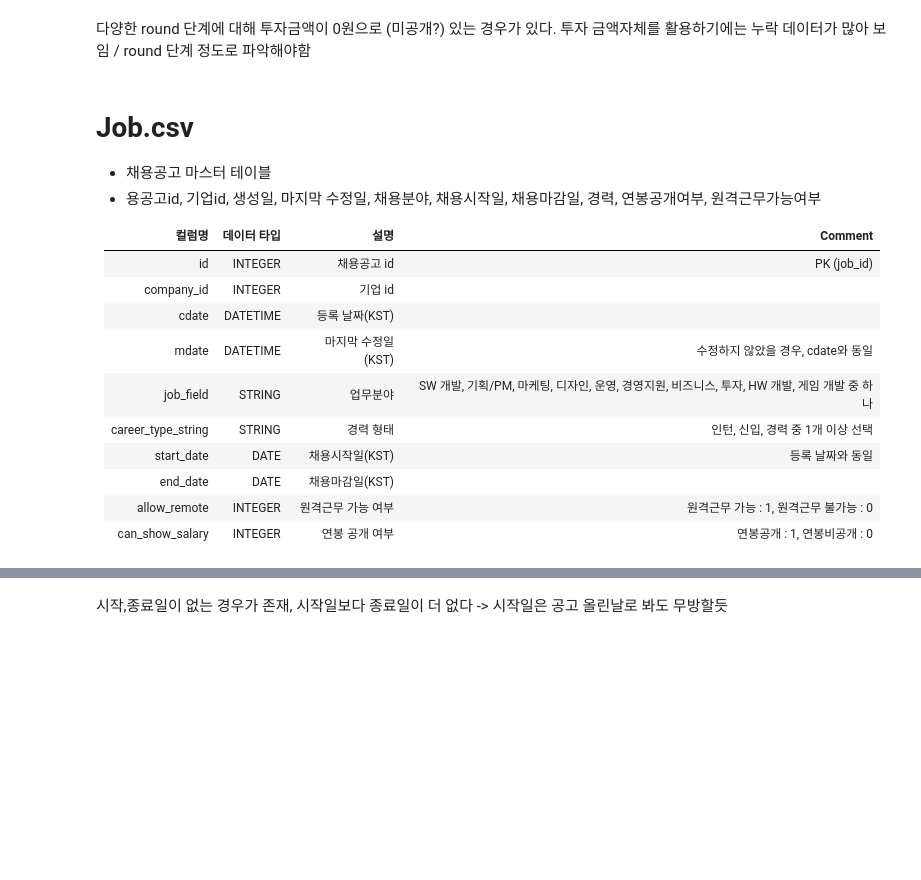
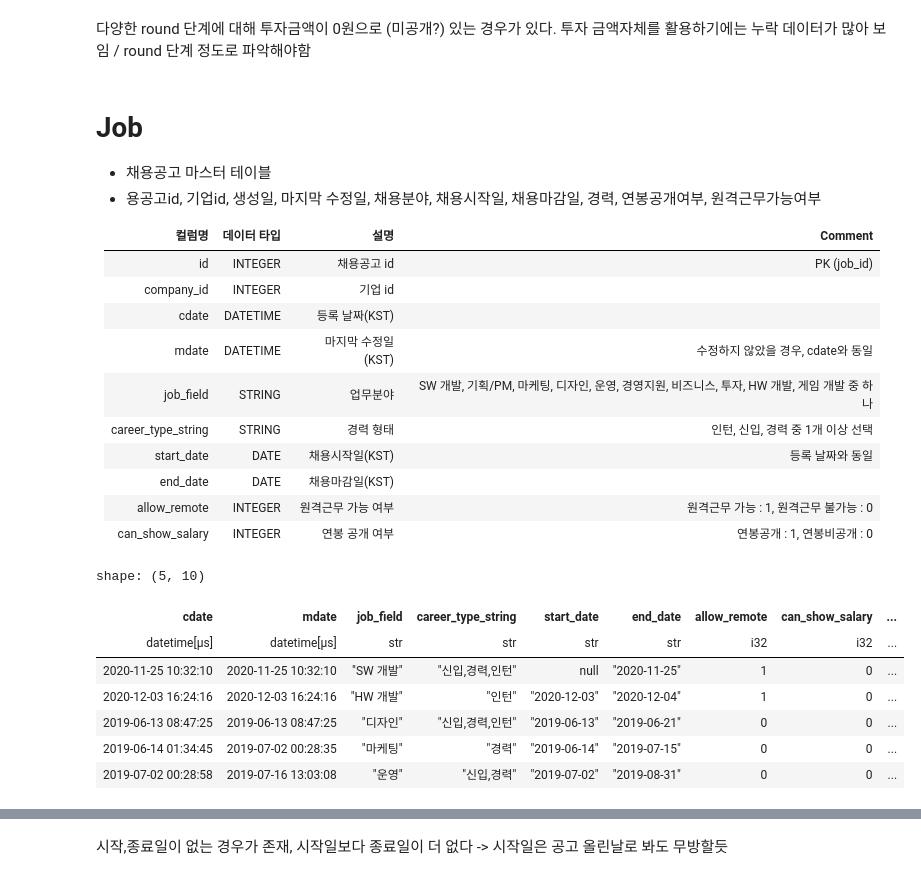
Before and after one commit to tecet1/midproject1, a Jupyter notebook: EDA/topic1_eda_modified.ipynb, the cells around one changed output, grey strips where cells are left out. Drawn from its saved outputs; the diff is of its cells as text; code cells hidden in the pictures; blank space fills up the shorter version.

```diff
--- a/EDA/topic1_eda_modified.ipynb
+++ b/EDA/topic1_eda_modified.ipynb
@@ -429,7 +610,7 @@ CompanyFund[(CompanyFund.raised == 0)].round_type.value_counts()
 # %% [markdown]
 다양한 round 단계에 대해 투자금액이 0원으로 (미공개?) 있는 경우가 있다. 투자 금액자체를 활용하기에는 누락 데이터가 많아 보임 / round 단계 정도로 파악해야함
 # %% [markdown]
-# Job.csv
+# Job
 - 채용공고 마스터 테이블
 - 용공고id, 기업id, 생성일, 마지막 수정일, 채용분야, 채용시작일, 채용마감일, 경력, 연봉공개여부, 원격근무가능여부
 
@@ -446,6 +627,21 @@ CompanyFund[(CompanyFund.raised == 0)].round_type.value_counts()
 | allow_remote      | INTEGER    | 원격근무 가능 여부   | 원격근무 가능 : 1, 원격근무 불가능 : 0 |
 | can_show_salary   | INTEGER    | 연봉 공개 여부       | 연봉공개 : 1, 연봉비공개 : 0 |
 # %%
-job = pd.read_csv(DATA_DIR + 'Job.csv')
-display(job.head())
-job.shape
+import polars as pl
+
+Job = pl.read_parquet(DATA_DIR / 'job.parquet')
+
+Job = Job.with_columns(
+    pl.col(pl.String).replace(["", "nan", "NaN"], None)
+)
+
+display(Job.head())
+# %% [output]
+shape: (5, 10)
+| cdate | mdate | job_field | career_type_string | start_date | end_date | allow_remote | can_show_salary | ... |
+| datetime[μs] | datetime[μs] | str | str | str | str | i32 | i32 | ... |
+| 2020-11-25 10:32:10 | 2020-11-25 10:32:10 | "SW 개발" | "신입,경력,인턴" | null | "2020-11-25" | 1 | 0 | ... |
+| 2020-12-03 16:24:16 | 2020-12-03 16:24:16 | "HW 개발" | "인턴" | "2020-12-03" | "2020-12-04" | 1 | 0 | ... |
+| 2019-06-13 08:47:25 | 2019-06-13 08:47:25 | "디자인" | "신입,경력,인턴" | "2019-06-13" | "2019-06-21" | 0 | 0 | ... |
+| 2019-06-14 01:34:45 | 2019-07-02 00:28:35 | "마케팅" | "경력" | "2019-06-14" | "2019-07-15" | 0 | 0 | ... |
+| 2019-07-02 00:28:58 | 2019-07-16 13:03:08 | "운영" | "신입,경력" | "2019-07-02" | "2019-08-31" | 0 | 0 | ... |
```
Also changed, not shown: parts of 105 cells of this notebook, 7 other files.
